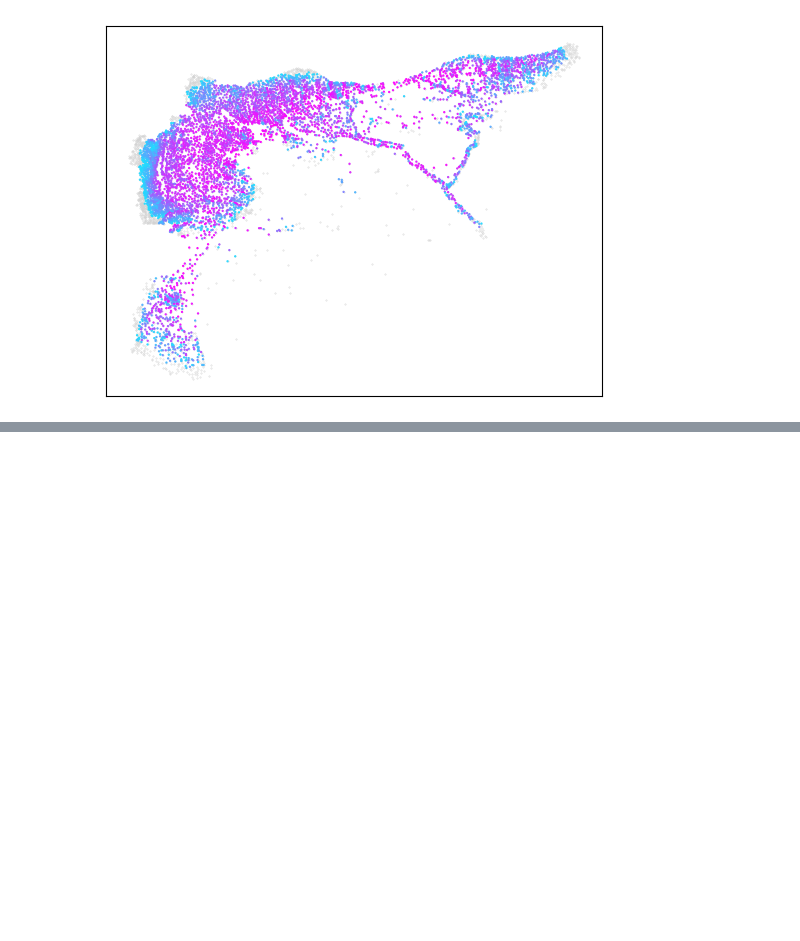
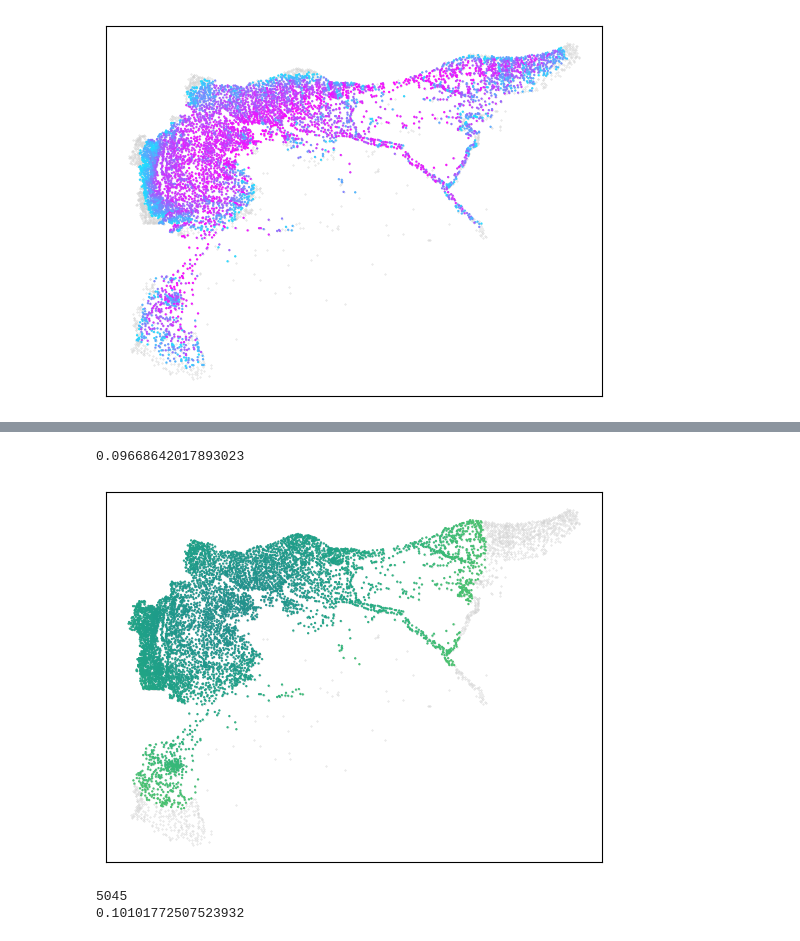
Before and after one commit to KonTopal/Syria_war, a Jupyter notebook: data_notebook.ipynb, the cells around one changed output, grey strips where cells are left out. Cells and saved outputs as stored; diff of their text form; code cells hidden in the pictures; blank space fills up the shorter version.

```diff
--- a/data_notebook.ipynb
+++ b/data_notebook.ipynb
@@ -475,0 +488,27 @@ with open("data/betweenness_centrality/bce_values.txt", "w") as f:
+# %%
+closeness_cut = 0.049  #0.048 ideal
+
+high_closeness_nodes = [n for n, v in closeness.items() if v > closeness_cut]
+
+col = [cm.viridis_r(np.arctan(10*v)/(np.pi/2)) for n,v in closeness.items() if v > closeness_cut]
+
+nx.draw_networkx_nodes(G_geom, pos, node_color="lightgray", node_size=0.1)
+
+nx.draw_networkx_nodes(G_geom, pos, nodelist=high_closeness_nodes, node_color=col, node_size=0.4)
+
+# edges
+#nx.draw_networkx_edges(G_geom, pos, alpha=0.5)
+
+closeness[1195] #Aleppo 1195
+# %% [output]
+0.09668642017893023
+[figure, added]
+# %%
+max_node = max(closeness, key=closeness.get)
+max_value = closeness[max_node]
+
+print(max_node)
+print(max_value)
+# %% [output]
+5045
+0.10101772507523932
```
Also changed, not shown: parts of 19 cells of this notebook.
